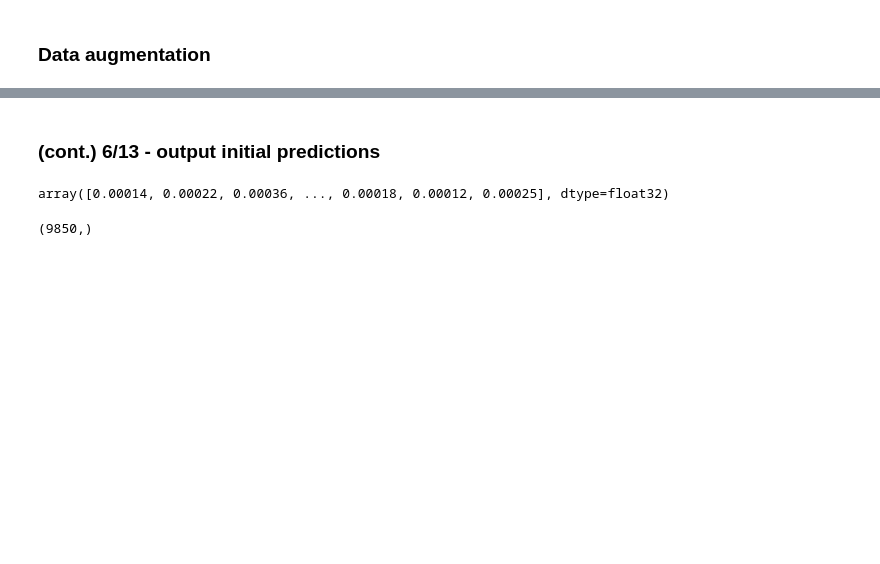
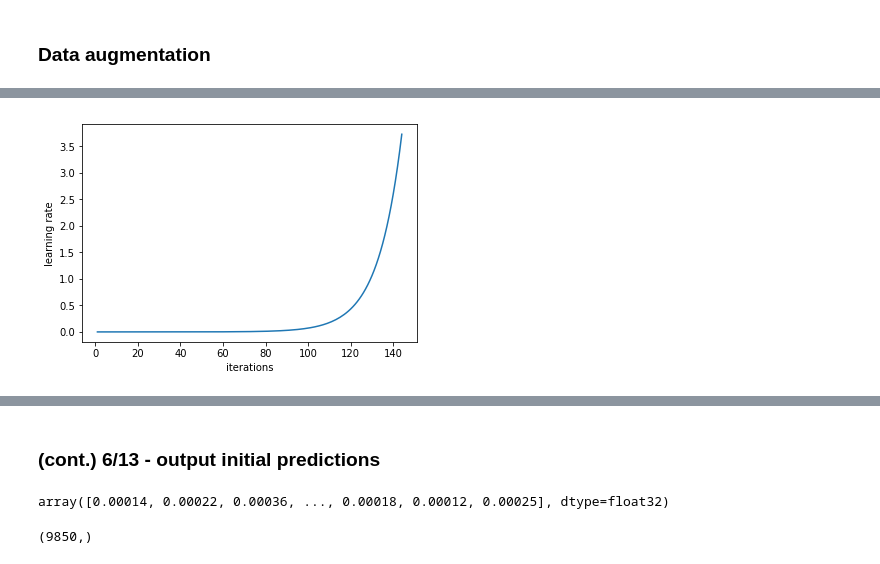
Before and after one commit to aaronlelevier/whale-categorization-playground, a Jupyter notebook: notebooks/fastai-whale.ipynb, the cells around one changed output, grey strips where cells are left out. Cells and saved outputs as stored; diff of their text form; code cells hidden in the pictures; blank space fills up the shorter version.

Commit message:
3rd attempt
Unfreeze layers
Differential LR annealing

```diff
--- a/notebooks/fastai-whale.ipynb
+++ b/notebooks/fastai-whale.ipynb
@@ -439,4 +442,6 @@ learn.sched.plot_lr()
 # %%
-last_layer_filename = '64_lastlayer'
+last_layer_filename = '64_lastlayer_precompute_false'
 
 learn.save(last_layer_filename)
+
+learn.load(last_layer_filename)
@@ -444,0 +450,4 @@ learn.load(last_layer_filename)
+# %%
+lr = np.array([.9, .75, .5])
+# %%
+learn.fit(lr, 3, cycle_len=1, cycle_mult=2)
@@ -444,0 +469,4 @@ learn.load(last_layer_filename)
+# %%
+learn.sched.plot_lr()
+# %% [output]
+[figure, added]
```
Also changed, not shown: parts of 32 cells of this notebook, 1 other file.
